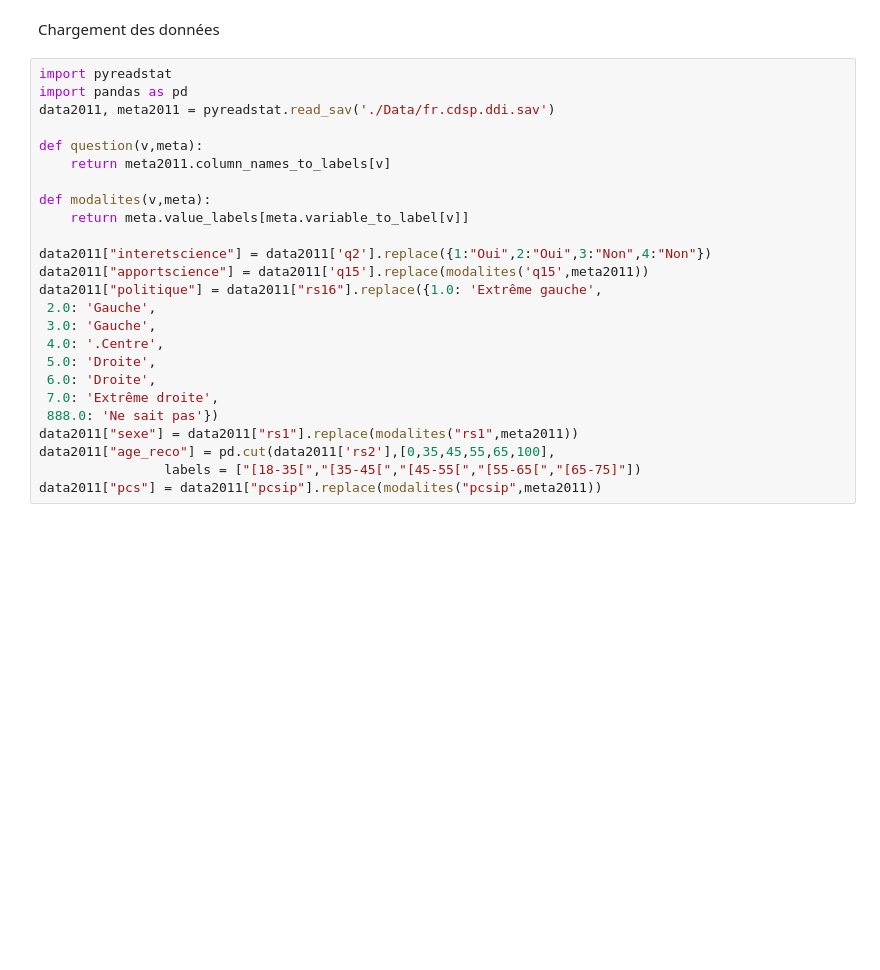
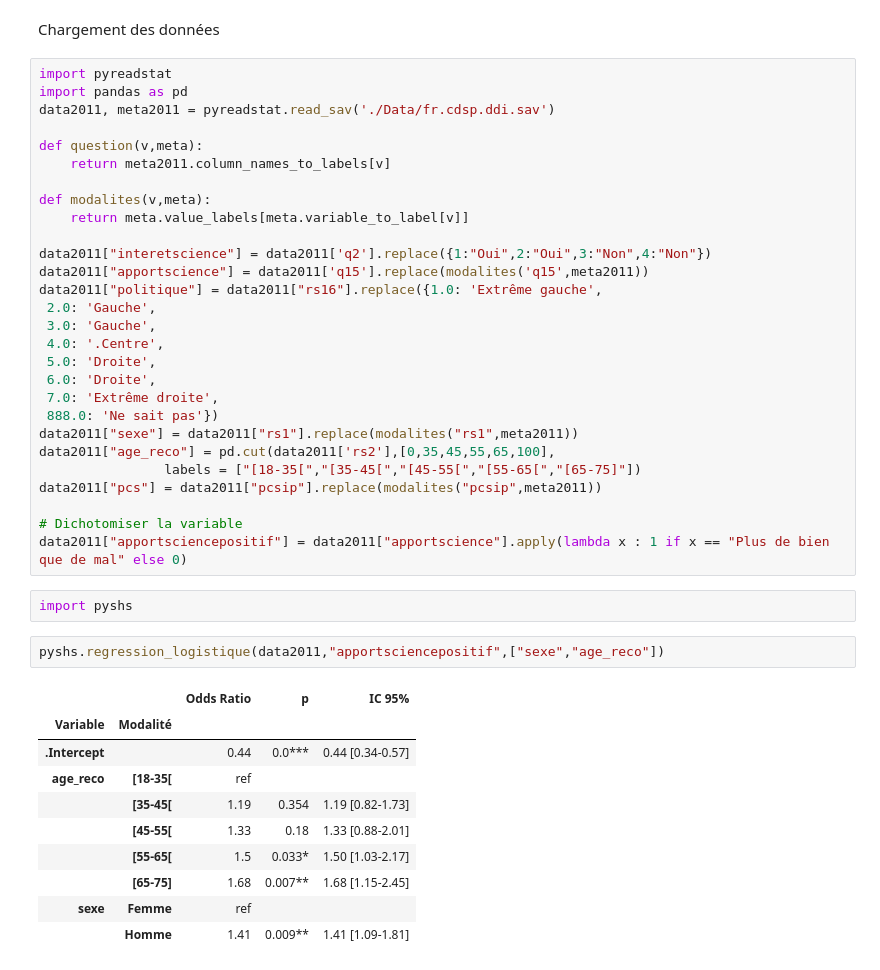
Before and after one commit to pyshs/Formation-UNIL-2021-printemps, a Jupyter notebook: Correction exercices.ipynb, the cells around one changed output. Cells and saved outputs as stored; diff of their text form; blank space fills up the shorter version.

```diff
--- a/Correction exercices.ipynb
+++ b/Correction exercices.ipynb
@@ -230,3 +230,21 @@ data2011["sexe"] = data2011["rs1"].replace(modalites("rs1",meta2011))
 data2011["age_reco"] = pd.cut(data2011['rs2'],[0,35,45,55,65,100],
                 labels = ["[18-35[","[35-45[","[45-55[","[55-65[","[65-75]"])
 data2011["pcs"] = data2011["pcsip"].replace(modalites("pcsip",meta2011))
+
+# Dichotomiser la variable
+data2011["apportsciencepositif"] = data2011["apportscience"].apply(lambda x : 1 if x == "Plus de bien que de mal" else 0)
+# %%
+import pyshs
+# %%
+pyshs.regression_logistique(data2011,"apportsciencepositif",["sexe","age_reco"])
+# %% [output]
+|  |  | Odds Ratio | p | IC 95% |
+| Variable | Modalité |  |  |  |
+| .Intercept |  | 0.44 | 0.0*** | 0.44 [0.34-0.57] |
+| age_reco | [18-35[ | ref |  |  |
+|  | [35-45[ | 1.19 | 0.354 | 1.19 [0.82-1.73] |
+|  | [45-55[ | 1.33 | 0.18 | 1.33 [0.88-2.01] |
+|  | [55-65[ | 1.5 | 0.033* | 1.50 [1.03-2.17] |
+|  | [65-75] | 1.68 | 0.007** | 1.68 [1.15-2.45] |
+| sexe | Femme | ref |  |  |
+|  | Homme | 1.41 | 0.009** | 1.41 [1.09-1.81] |
```
